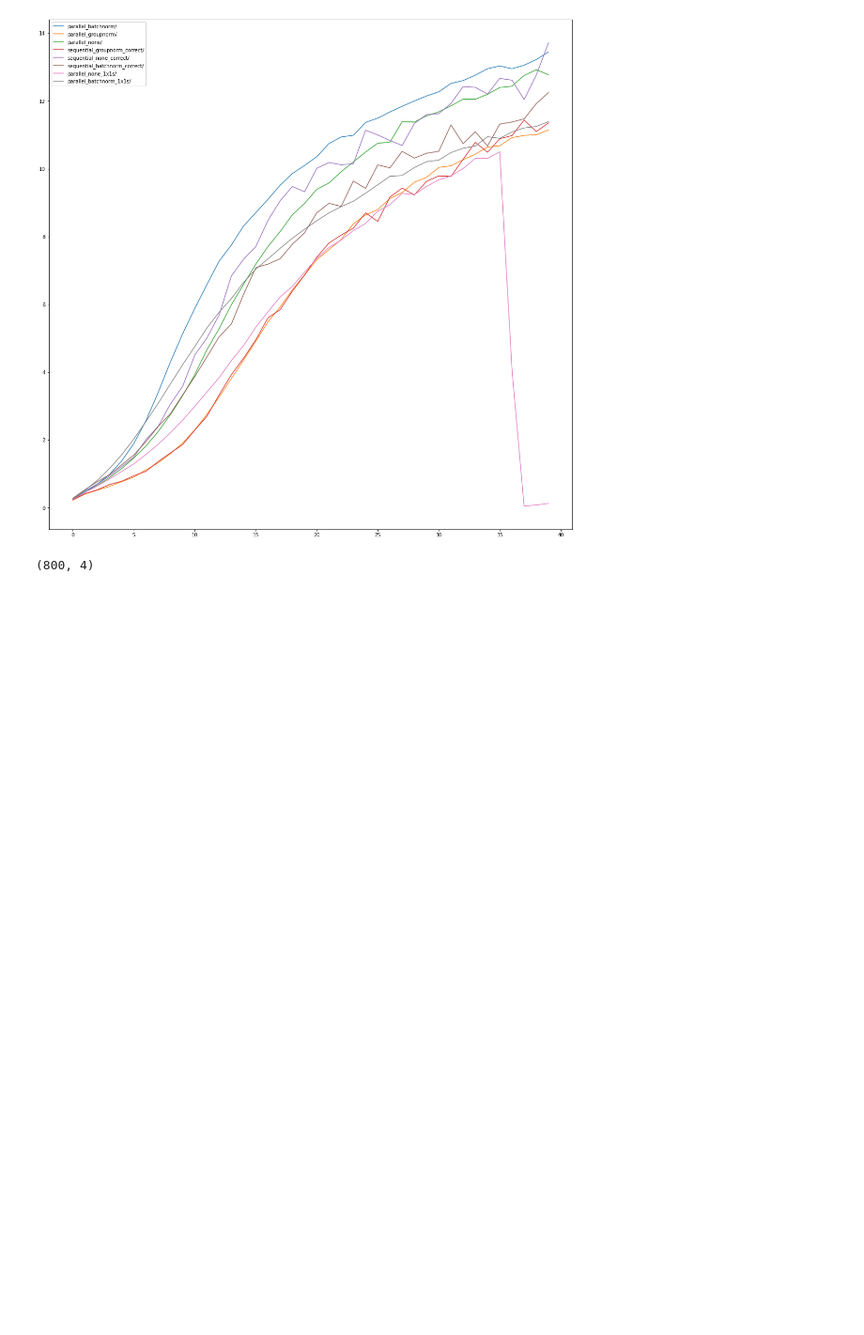
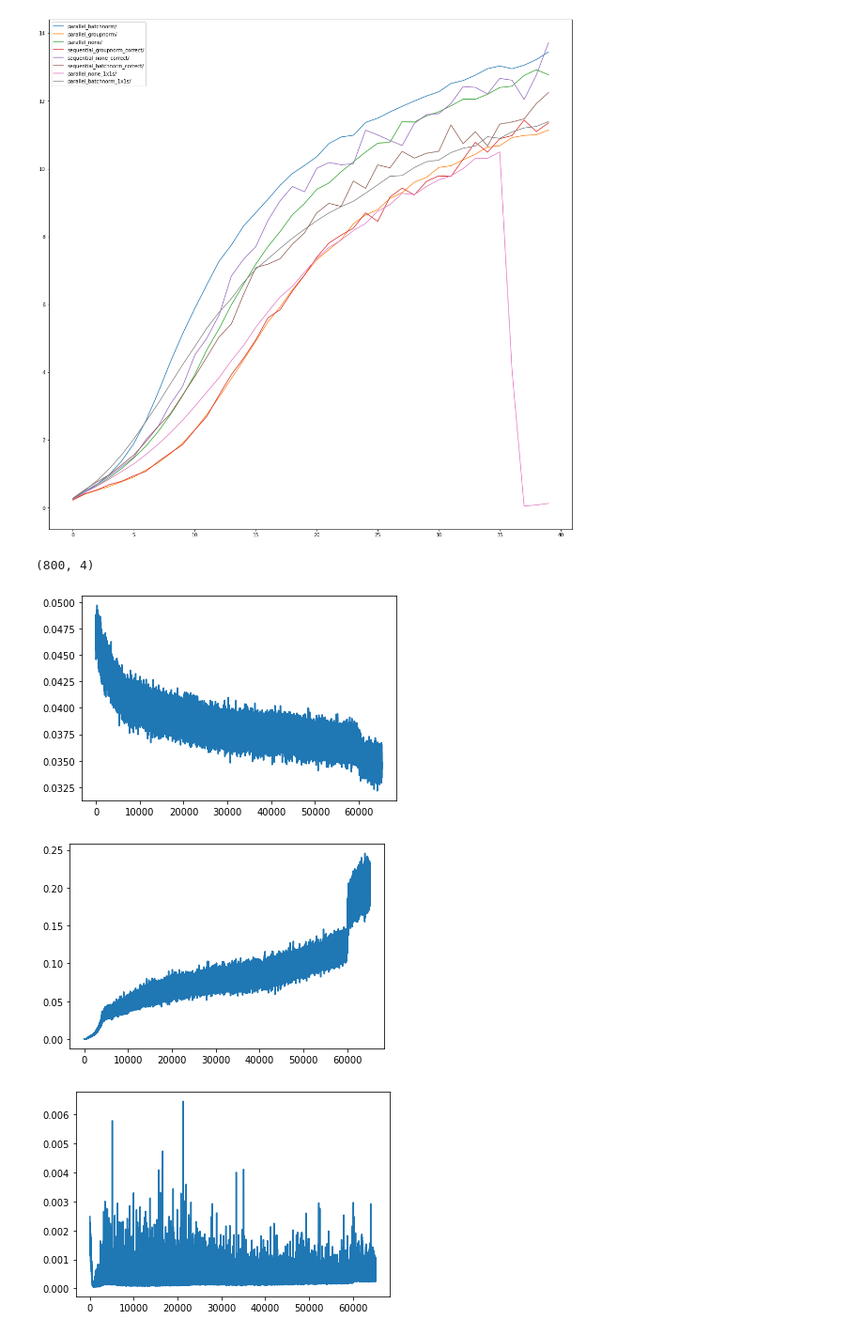
Before and after one commit to HastingsGreer/InverseConsistency, a Jupyter notebook: notebooks/InvestigateLosses.ipynb, the cells around one changed output. Shown at 94% size. Drawn from its saved outputs; the diff is of its cells as text; code cells hidden in the pictures; blank space fills up the shorter version.

```diff
--- a/notebooks/InvestigateLosses.ipynb
+++ b/notebooks/InvestigateLosses.ipynb
@@ -56,3 +56,17 @@ plt.rcParams["figure.figsize"] = (19, 19)
 c.shape
 # %% [output]
 (800, 4)
+# %%
+with open("../results/affine_knee_lambdaserver_2/loss_curve", "rb") as f:
+    loss = np.array(pickle.load(f))
+# %%
+plt.plot(loss[170:, 1])
+plt.show()
+plt.plot(loss[170:, 2])
+plt.show()
+plt.plot(loss[170:, 0])
+plt.show()
+# %% [output]
+[figure, added]
+[figure, added]
+[figure, added]
```
Also changed, not shown: parts of 4 cells of this notebook, 1 other file.
